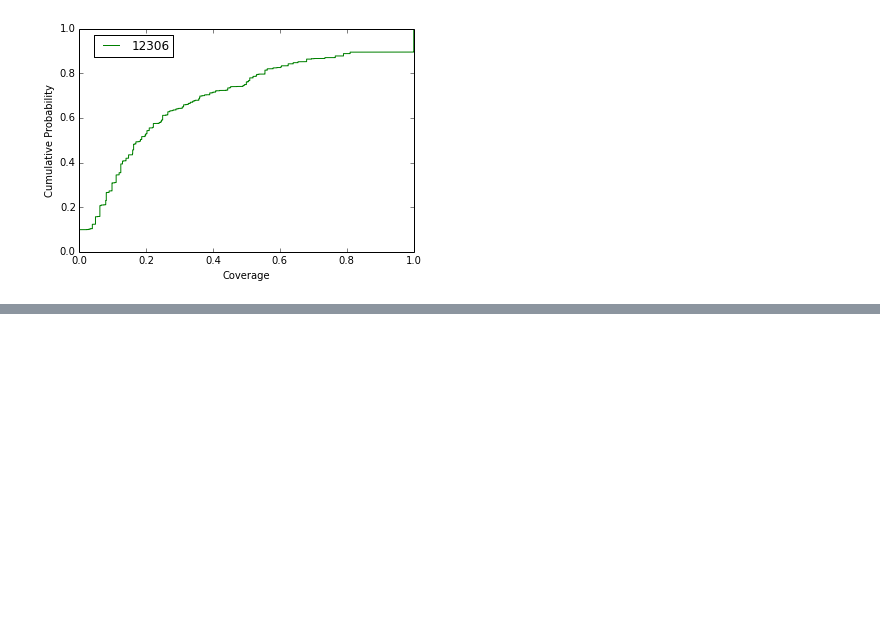
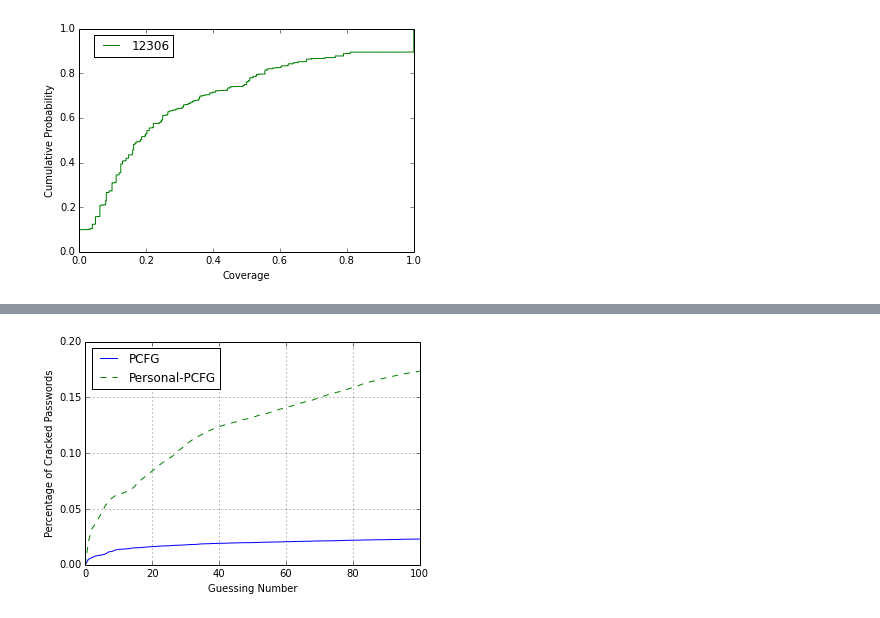
Before and after one commit to qingyuanxingsi/12306_passcracking, a Jupyter notebook: Cracking.ipynb, the cells around one changed output, grey strips where cells are left out. Saved outputs shown, nothing was run; the diff lists cells and outputs as text; code cells hidden in the pictures; blank space fills up the shorter version.

```diff
--- a/Cracking.ipynb
+++ b/Cracking.ipynb
@@ -137,10 +105,3 @@ plt.show()
 # %% [output]
 [figure]
 [figure]
-# %%
-ct = 0.0
-for each in cvglist:
-    if each == 0:
-        ct += 1
-print ct
-print ct/len(cvglist)
@@ -153,0 +121,49 @@ print ct/len(cvglist)
+# %%
+output = open("PCFG_output.txt","r")
+lines = output.readlines()
+xpoints = [0]
+ypoints = [0]
+lastind = 1
+total = 0
+for each in lines:
+    point = each.split()
+    total+=1
+    if int(point[0]) != lastind:
+        xpoints.append(lastind)
+        ypoints.append(total/65695.0)
+        lastind = int(point[0])
+output.close()
+
+
+output = open("output_personal_limit100.txt","r")
+lines=output.readlines()
+output.close()
+x2points=[0]*101
+y2points = [0]*101
+for each in lines:
+    point = each.split()
+    total+=1
+    x2points[int(point[0])] += 1
+for i in range(0,len(y2points)):
+    x2points[i] /= 65695.0
+
+for i in range(1,101):
+    y2points[i] = y2points[i-1]+x2points[i]
+plt.plot(xpoints,ypoints,label="PCFG")
+
+plt.plot(y2points,label="Personal-PCFG",ls="--")
+#plt.plot(x3points,y3points,label="personalPCFG-guessing")
+#plt.xscale('log', nonposy='clip')
+#plt.yscale('log', nonposy='clip')
+plt.ylabel('Percentage of Cracked Passwords')
+plt.xlabel('Guessing Number')
+plt.legend()
+axes = plt.gca()
+axes.set_xlim([0,100])
+axes.set_ylim([0,0.2])
+
+plt.legend(bbox_to_anchor=(0.42, 1))
+plt.grid()
+plt.show()
+# %% [output]
+[figure, added]
```
Also changed, not shown: parts of 11 cells of this notebook, 9 other files.
